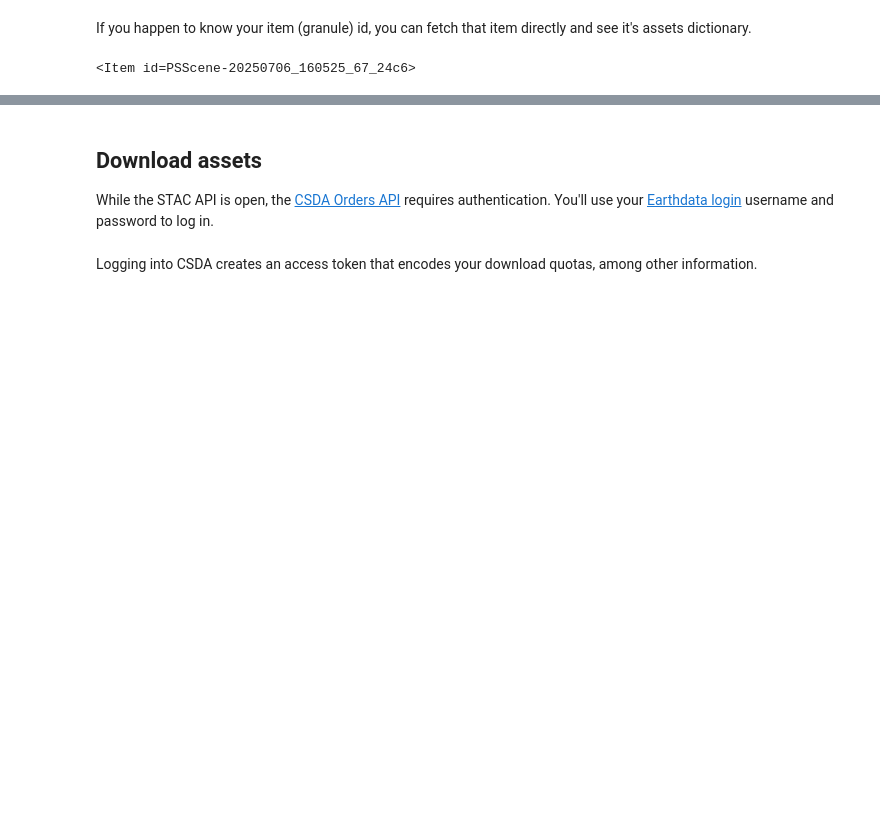
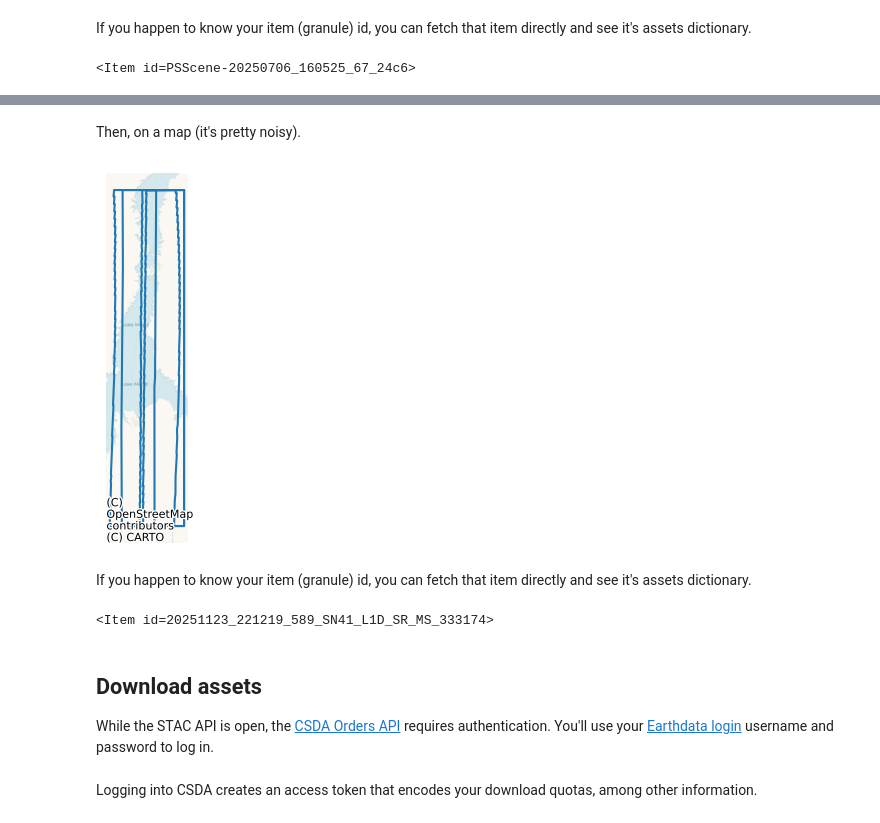
Before and after one commit to NASA-IMPACT/csda-client, a Jupyter notebook: docs/examples/search-and-download.ipynb, the cells around one changed output, grey strips where cells are left out. Drawn from its saved outputs; the diff is of its cells as text; code cells hidden in the pictures; blank space fills up the shorter version.

```diff
--- a/docs/examples/search-and-download.ipynb
+++ b/docs/examples/search-and-download.ipynb
@@ -122,0 +140,9 @@ item
+# %%
+item_search = stac_client.search(
+    collections=["satellogic"],
+    intersects=STEWART_NEVADA_USA,
+    filter=cql2.parse_text("eo:cloud_cover<25").to_json(),
+    datetime="2025",
+)
+item_collection = item_search.item_collection()
+print(len(item_collection))
@@ -122,0 +153,3 @@ item
+# %%
+data_frame = GeoDataFrame.from_features(item_collection.to_dict(), crs="EPSG:4326")
+data_frame.head(5)
@@ -123,3 +163,23 @@ item
+# %% [markdown]
+Then, on a map (it's pretty noisy).
+# %%
+
+axes = data_frame.to_crs(epsg=3857).boundary.plot()
+contextily.add_basemap(axes, source=contextily.providers.CartoDB.Voyager)
+axes.set_axis_off()
+# %% [output]
+[figure, added]
+# %% [markdown]
+If you happen to know your item (granule) id, you can fetch that item directly and see it's assets dictionary.
+# %%
+item = next(
+    stac_client.search(
+        collections=["satellogic"], ids=[SATELLOGIC_ITEM_ID]
+    ).items()
+)
+item
+# %% [output]
+<Item id=20251123_221219_589_SN41_L1D_SR_MS_333174>
 # %% [markdown]
 ## Download assets
 
```
Also changed, not shown: parts of 22 cells of this notebook.
